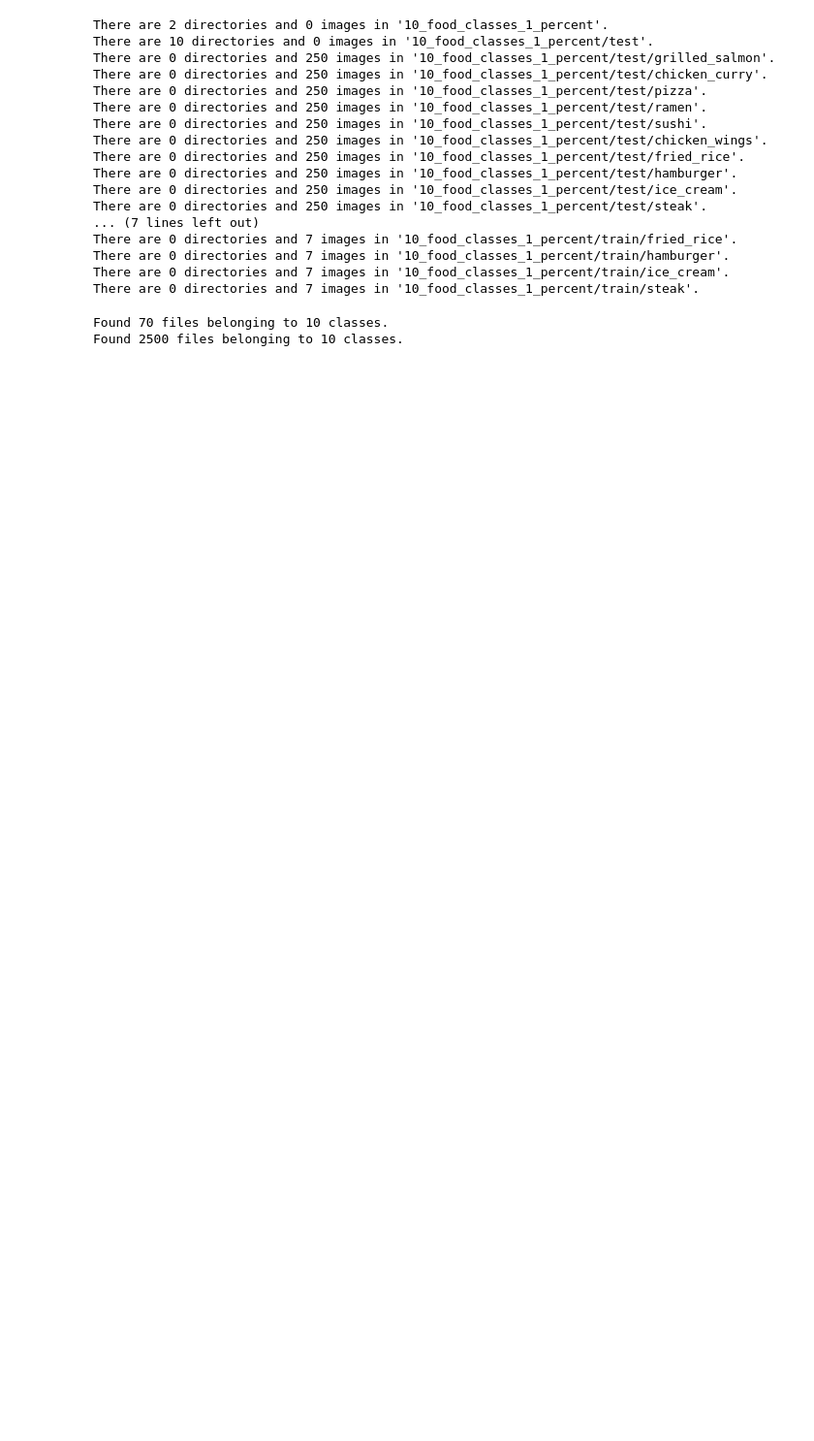
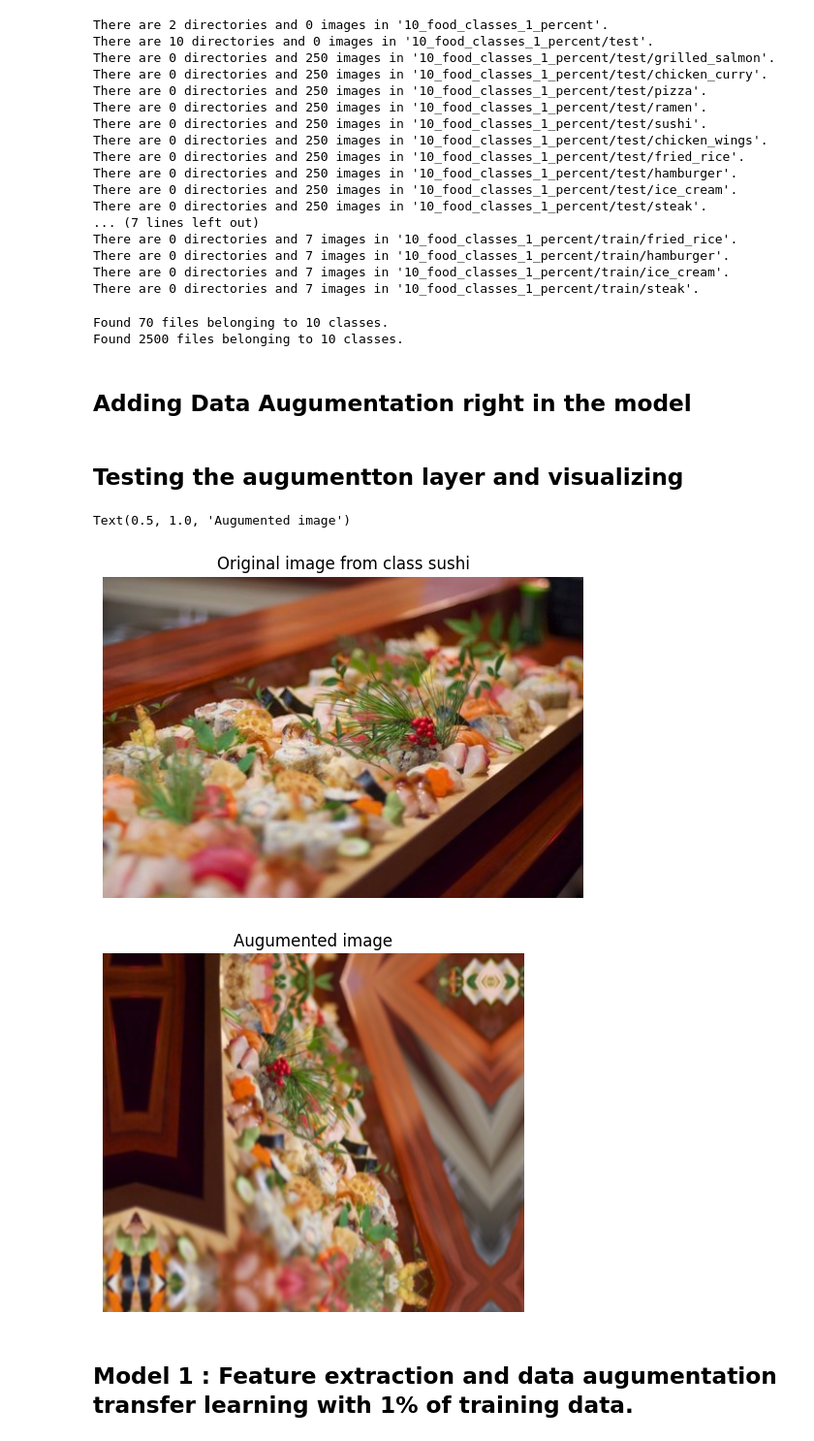
Before and after one commit to SheshamJoseph/Deep-Learning-with-Tensorflow-ZTM, a Jupyter notebook: 05_tranfer_learning_fine_tuning.ipynb, the cells around one changed output. Shown at 97% size. Cells and saved outputs as stored; diff of their text form; code cells hidden in the pictures; blank space fills up the shorter version.

Commit message:
model_1 with feature extraction and data augumentation

```diff
--- a/05_tranfer_learning_fine_tuning.ipynb
+++ b/05_tranfer_learning_fine_tuning.ipynb
@@ -440,3 +440,50 @@ test_dataset_1_percent = image_dataset_from_directory(
 # %% [output]
 Found 70 files belonging to 10 classes.
 Found 2500 files belonging to 10 classes.
+# %% [markdown]
+## Adding Data Augumentation right in the model
+# %%
+import tensorflow as tf
+import keras
+from keras import layers
+
+# create data augumentation stage with horizontal flipping, rotations, zooms, etc
+data_augumentation = keras.Sequential([
+    layers.RandomFlip("horizontal"),
+    layers.RandomRotation(0.2),
+    layers.RandomZoom(0.2),
+    layers.RandomHeight(0.2),
+    layers.RandomWidth(0.2),
+    # No need to rescale since efficientnet b0 has a rescaling layer
+])
+# %% [markdown]
+## Testing the augumentton layer and visualizing
+# %%
+# view a random image and compare to its augumented version
+import matplotlib.pyplot as plt
+import matplotlib.image as mpimg
+import os
+import random
+target_class = random.choice(train_dataset_1_percent.class_names)
+target_dir = "10_food_classes_1_percent/train/" + target_class
+random_image = random.choice(os.listdir(target_dir))
+image_path = target_dir + '/' + random_image
+# image_path
+# load the image
+img = mpimg.imread(image_path)
+plt.imshow(img)
+plt.axis('off')
+plt.title(f'Original image from class {target_class}')
+
+# augument the image
+augumented_image = data_augumentation(tf.expand_dims(img, axis=0))
+plt.figure()
+plt.imshow(tf.squeeze(augumented_image)/255)
+plt.axis('off')
+plt.title("Augumented image")
+# %% [output]
+Text(0.5, 1.0, 'Augumented image')
+[figure, added]
+[figure, added]
+# %% [markdown]
+## Model 1 : Feature extraction and data augumentation transfer learning with 1% of training data.
```
Also changed, not shown: parts of 12 cells of this notebook.
